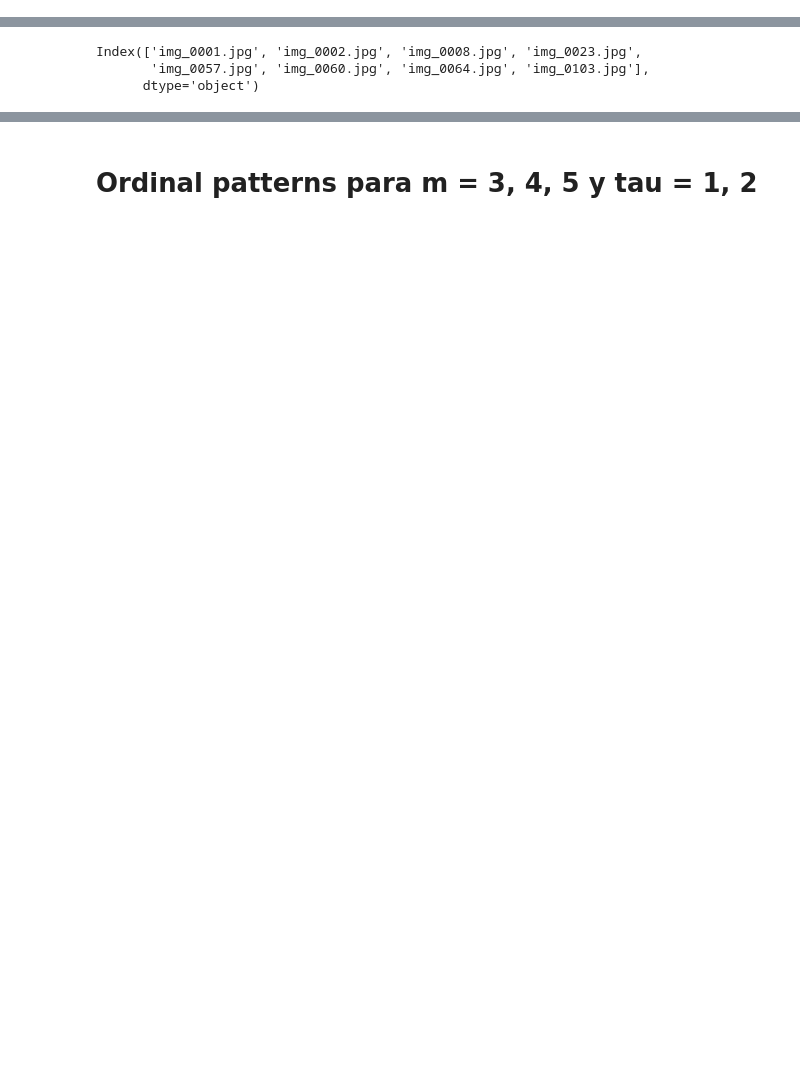
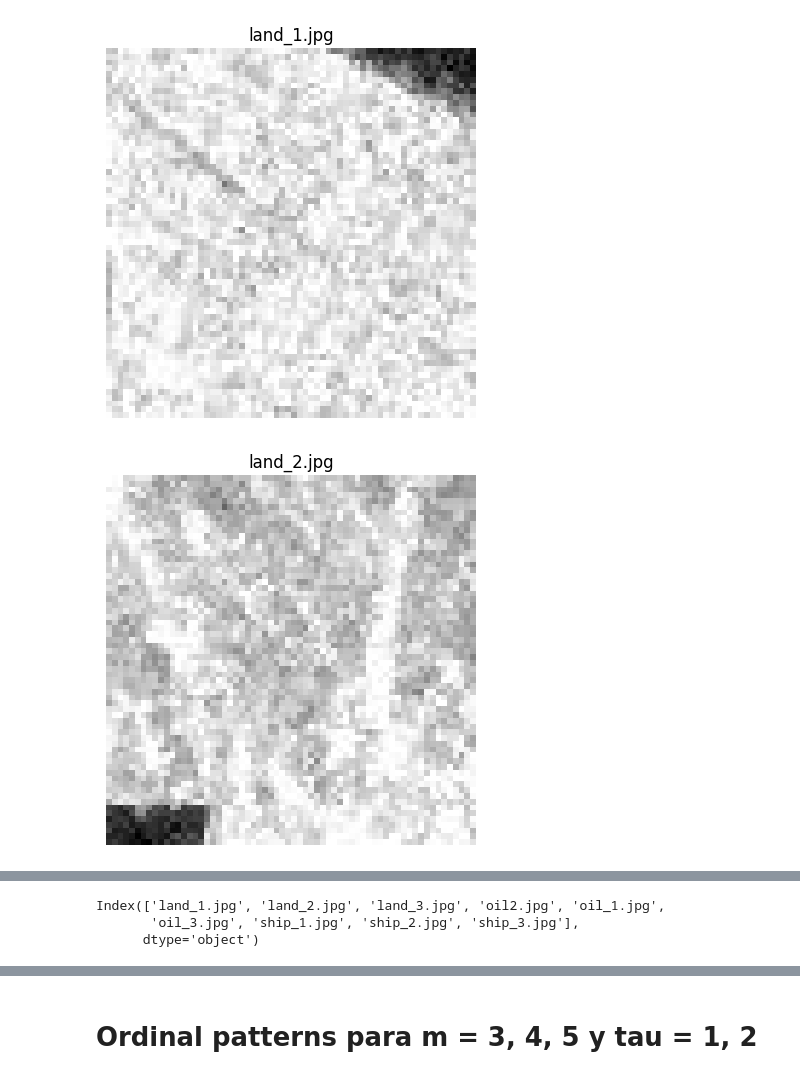
Before and after one commit to maxilexow/entropia_de_la_informacion, a Jupyter notebook: main.ipynb, the cells around one changed output, grey strips where cells are left out. Cells and saved outputs as stored; diff of their text form; code cells hidden in the pictures; blank space fills up the shorter version.

```diff
--- a/main.ipynb
+++ b/main.ipynb
@@ -5,9 +5,30 @@ from itertools import product
 import utils
 # %%
 import data_loading
-df = data_loading.hilbert_dataframe_from_folder("data", crop_size=256)
+import os
+
+crop_size = 64
+imgs = []
+
+for dirpath, _, filenames in os.walk("data"):
+    for fname in sorted(filenames):
+        img = data_loading.load_grayscale_image_with_crop(
+            path=os.path.join(dirpath, fname),
+            crop_size=crop_size,
+        )
+
+        imgs.append(img)
+        plt.figure()
+        plt.imshow(img, cmap="gray")
+        plt.title(fname)
+        plt.axis("off")
+        plt.show()
+
+df = data_loading.hilbert_dataframe_from_folder("data", crop_size=crop_size)
 
 labels = df.columns
 
 print(df.columns)
 # %% [output]
+[figure, added]
+[figure, added]
@@ -14,3 +42,3 @@ print(df.columns)
-Index(['img_0001.jpg', 'img_0002.jpg', 'img_0008.jpg', 'img_0023.jpg',
-       'img_0057.jpg', 'img_0060.jpg', 'img_0064.jpg', 'img_0103.jpg'],
+Index(['land_1.jpg', 'land_2.jpg', 'land_3.jpg', 'oil2.jpg', 'oil_1.jpg',
+       'oil_3.jpg', 'ship_1.jpg', 'ship_2.jpg', 'ship_3.jpg'],
       dtype='object')
```
Also changed, not shown: parts of 4 cells of this notebook, 49 other files.
